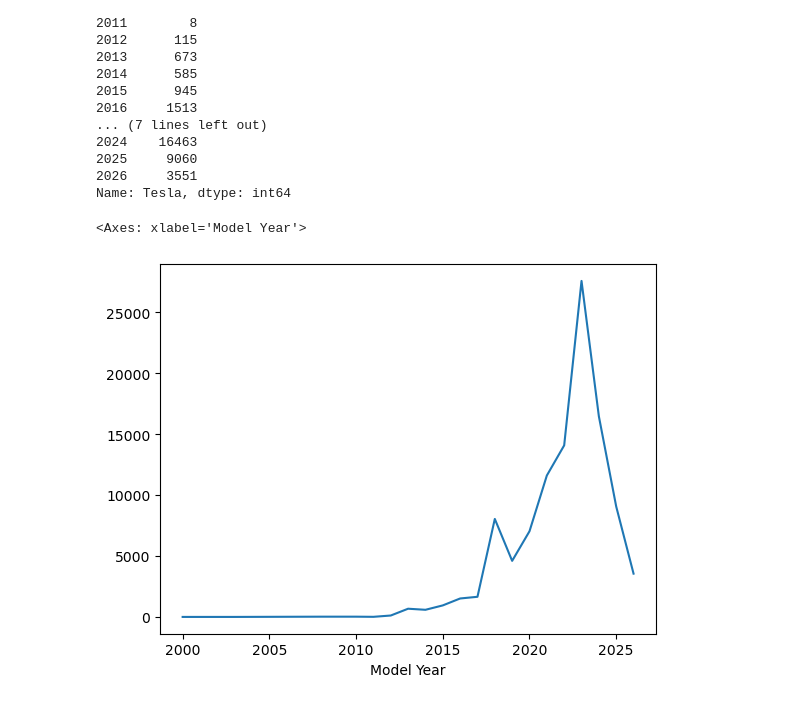
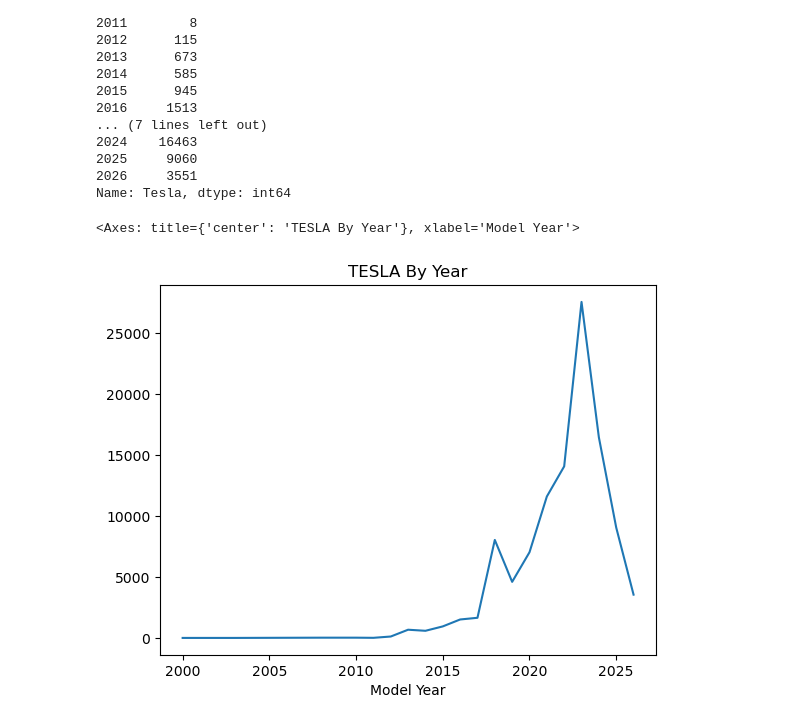
Before and after one commit to King45345/IA-340, a Jupyter notebook: Lab2.ipynb, the cells around one changed output. Saved outputs shown, nothing was run; the diff lists cells and outputs as text; code cells hidden in the pictures.

```diff
--- a/Lab2.ipynb
+++ b/Lab2.ipynb
@@ -204,7 +205,11 @@ Model Year
 2026     3551
 Name: Tesla, dtype: int64
 # %%
-tesla_by_year.plot()
+# This graph represents the number of documented Tesla's bought by year. It shows a steep increase between 2015 and 2022-3 where Tesla's were extremely popular.
+# After 2023, it shows a steep decrease of Tesla's being purchased most likely occuring due to Elon Musk's enterence in the political scene.
+tesla_by_year.plot(
+    title = 'TESLA By Year'
+)
 # %% [output]
-<Axes: xlabel='Model Year'>
+<Axes: title={'center': 'TESLA By Year'}, xlabel='Model Year'>
-[figure, old version]
+[figure, new version]
```
Also changed, not shown: parts of 4 cells of this notebook.
